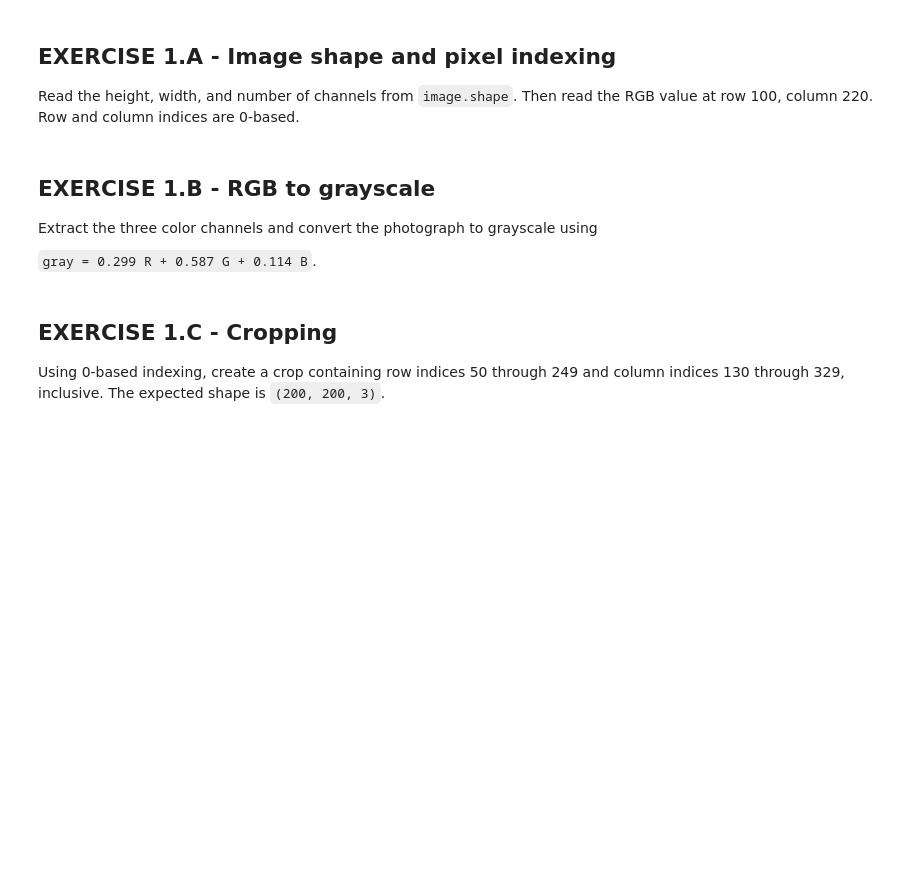
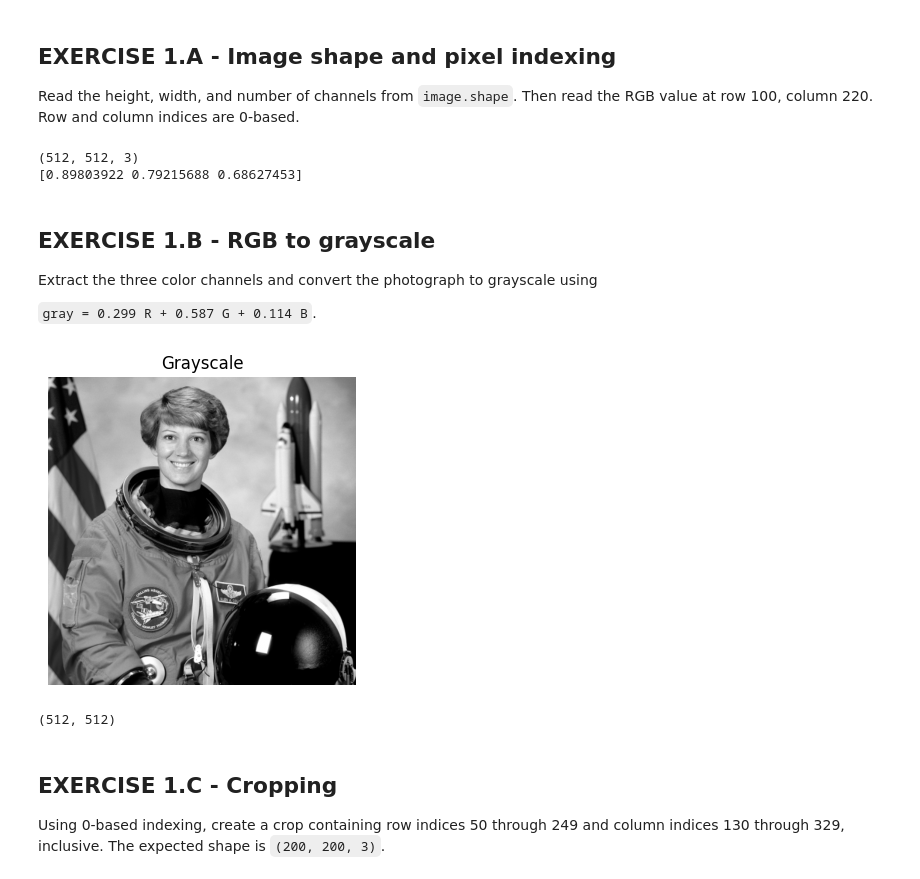
Before and after one commit to Adri-Sau/viscomp2026, a Jupyter notebook: Exercises/W2/week2_digital_image_student.ipynb, the cells around one changed output. Drawn from its saved outputs; the diff is of its cells as text; code cells hidden in the pictures; blank space fills up the shorter version.

```diff
--- a/Exercises/W2/week2_digital_image_student.ipynb
+++ b/Exercises/W2/week2_digital_image_student.ipynb
@@ -93,8 +100,13 @@ print("value range:", image.min(), "to", image.max())
 Read the height, width, and number of channels from `image.shape`. Then read the RGB value at row 100, column 220. Row and column indices are 0-based.
 # %%
 # TODO: read height, width, and channels from image.shape.
+print(image.shape)
 
 # TODO: read the RGB value at row 100, column 220 (0-based).
+print(image[100, 220])
+# %% [output]
+(512, 512, 3)
+[0.89803922 0.79215688 0.68627453]
 # %% [markdown]
 ## EXERCISE 1.B - RGB to grayscale
 
@@ -103,10 +115,19 @@ Extract the three color channels and convert the photograph to grayscale using
 `gray = 0.299 R + 0.587 G + 0.114 B`.
 # %%
 # TODO: extract the red, green, and blue channels.
+red = image[:, :, 0]
+green = image[:, :, 1]
+blue = image[:, :, 2]
 
 # TODO: compute the weighted grayscale image.
+gray = 0.299 * red + 0.587 * green + 0.114 * blue
 
 # TODO: display the result and print its shape.
+show_image(gray, "Grayscale")
+print(gray.shape)
+# %% [output]
+[figure, added]
+(512, 512)
 # %% [markdown]
 ## EXERCISE 1.C - Cropping
 
```
Also changed, not shown: parts of 8 cells of this notebook.
